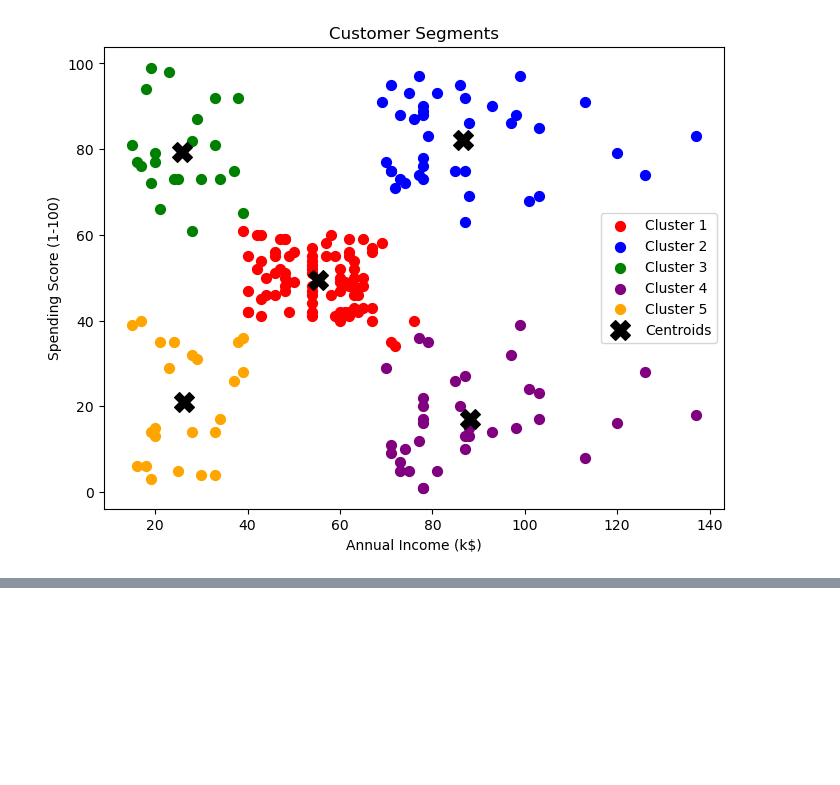
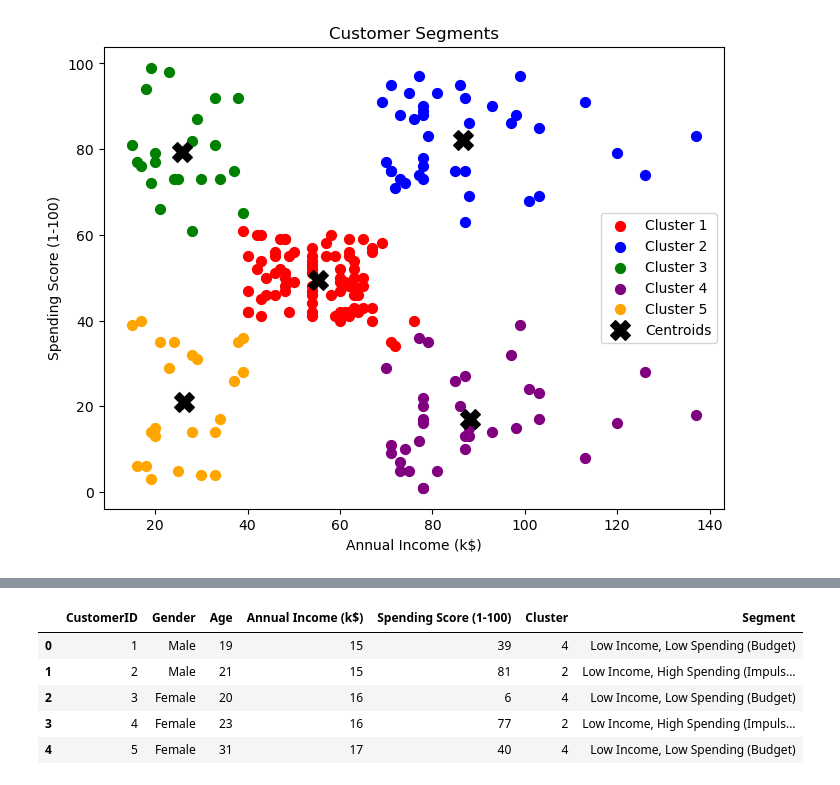
Before and after one commit to Lipitak/PRODIGY_ML_02, a Jupyter notebook: customer_segmentation.ipynb, the cells around one changed output, grey strips where cells are left out. Cells and saved outputs as stored; diff of their text form; code cells hidden in the pictures; blank space fills up the shorter version.

Commit message:
Add cluster summary and business segment names

```diff
--- a/customer_segmentation.ipynb
+++ b/customer_segmentation.ipynb
@@ -83,3 +83,6 @@ plt.legend()
 plt.show()
 # %% [output]
 [figure]
+# %%
+df['Cluster'] = y_kmeans
+df.groupby('Cluster')[['Annual Income (k$)', 'Spending Score (1-100)']].mean()
@@ -85,0 +97,17 @@ plt.show()
+# %%
+cluster_names = {
+    0: 'Average Customers',
+    1: 'High Income, High Spending (VIP)',
+    2: 'Low Income, High Spending (Impulsive)',
+    3: 'High Income, Low Spending (Target for Growth)',
+    4: 'Low Income, Low Spending (Budget)'
+}
+df['Segment'] = df['Cluster'].map(cluster_names)
+df.head()
+# %% [output]
+|  | CustomerID | Gender | Age | Annual Income (k$) | Spending Score (1-100) | Cluster | Segment |
+| 0 | 1 | Male | 19 | 15 | 39 | 4 | Low Income, Low Spending (Budget) |
+| 1 | 2 | Male | 21 | 15 | 81 | 2 | Low Income, High Spending (Impuls... |
+| 2 | 3 | Female | 20 | 16 | 6 | 4 | Low Income, Low Spending (Budget) |
+| 3 | 4 | Female | 23 | 16 | 77 | 2 | Low Income, High Spending (Impuls... |
+| 4 | 5 | Female | 31 | 17 | 40 | 4 | Low Income, Low Spending (Budget) |
```
Also changed, not shown: parts of 1 cell of this notebook.
